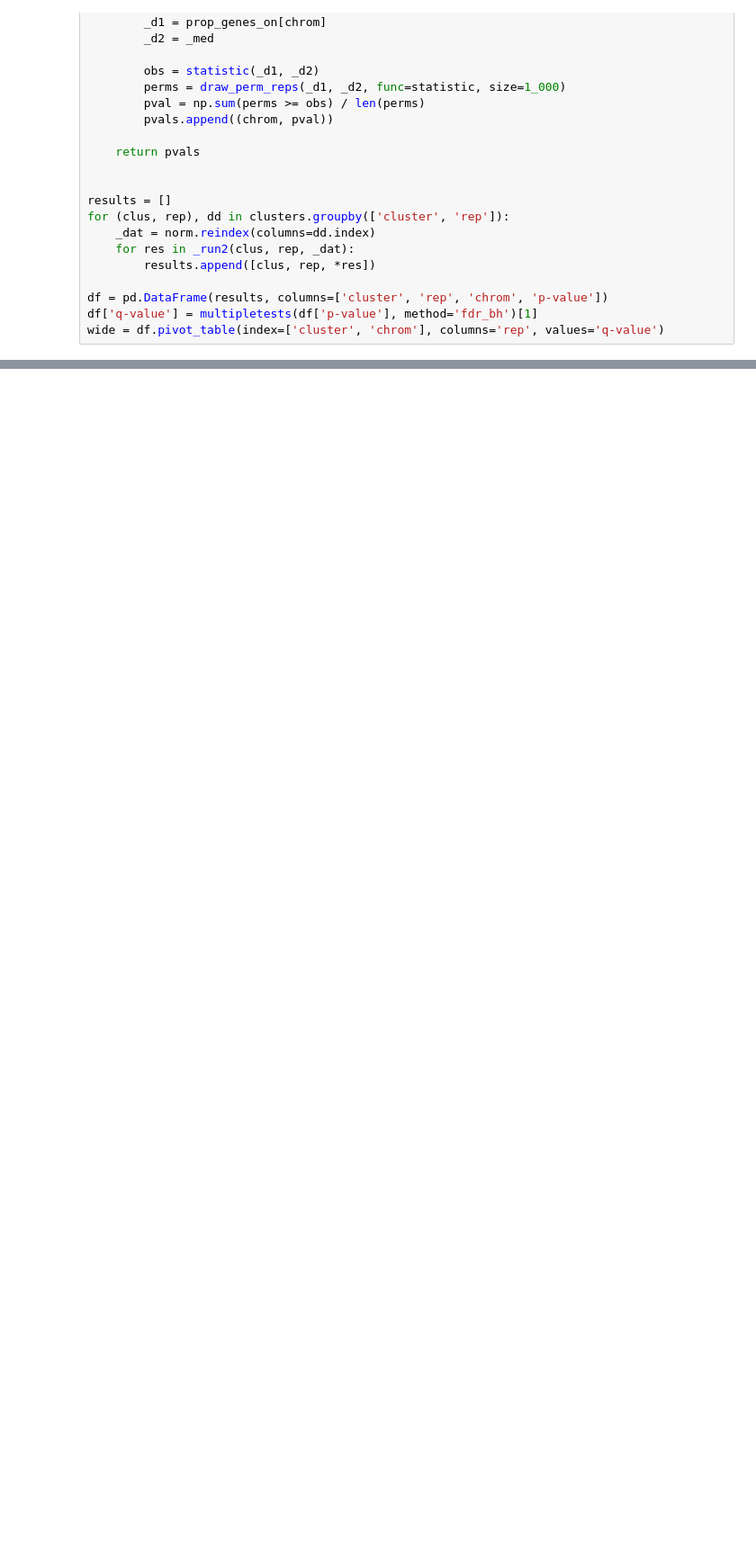
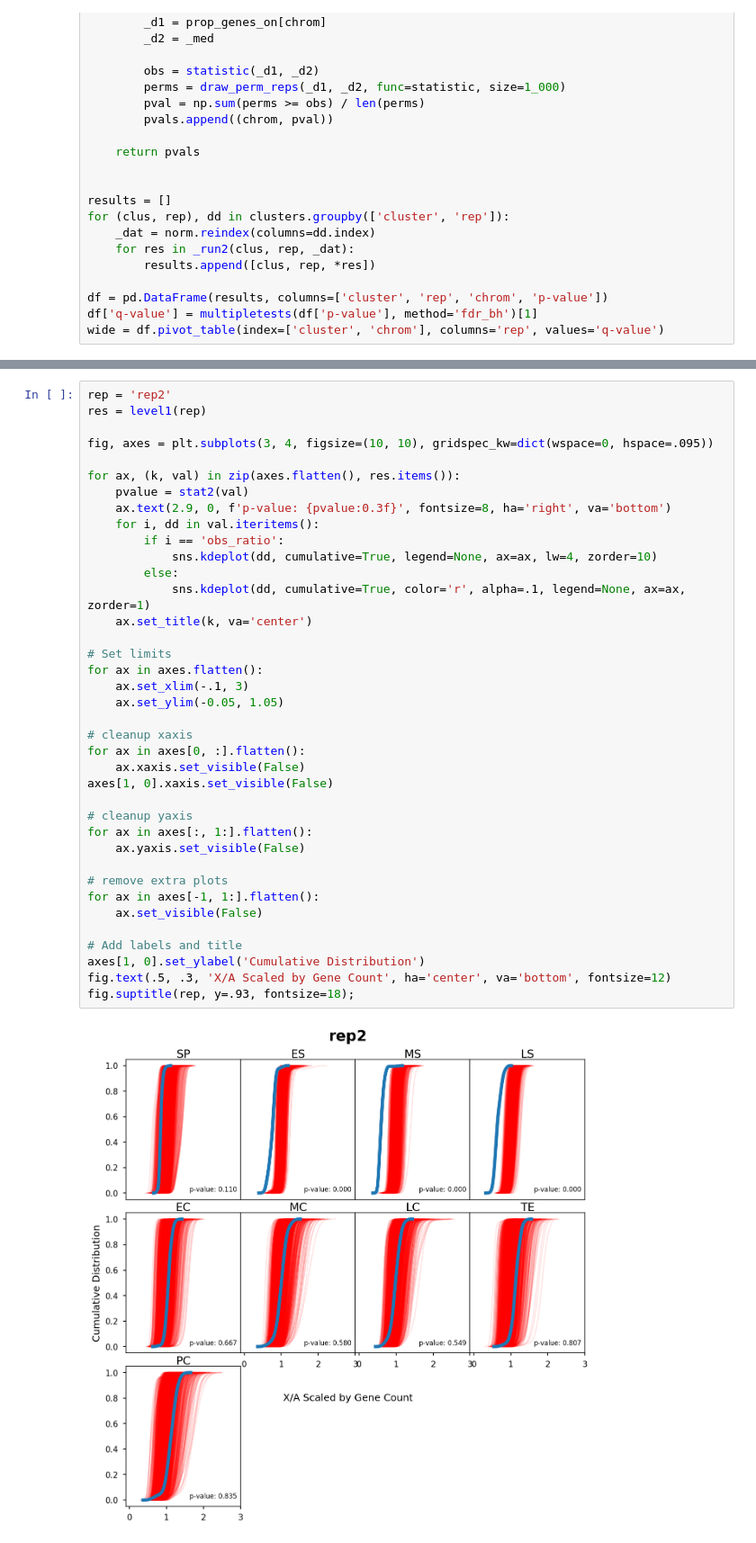
Before and after one commit to jfear/larval_gonad, a Jupyter notebook: notebook/2018-11-01_more_stats.ipynb, the cells around one changed output, grey strips where cells are left out. Shown at 90% size. Cells and saved outputs as stored; diff of their text form; blank space fills up the shorter version.

```diff
--- a/notebook/2018-11-01_more_stats.ipynb
+++ b/notebook/2018-11-01_more_stats.ipynb
@@ -272,0 +375,40 @@ clusters
+# %%
+rep = 'rep2'
+res = level1(rep)
+
+fig, axes = plt.subplots(3, 4, figsize=(10, 10), gridspec_kw=dict(wspace=0, hspace=.095))
+
+for ax, (k, val) in zip(axes.flatten(), res.items()):
+    pvalue = stat2(val)
+    ax.text(2.9, 0, f'p-value: {pvalue:0.3f}', fontsize=8, ha='right', va='bottom')
+    for i, dd in val.iteritems():
+        if i == 'obs_ratio':
+            sns.kdeplot(dd, cumulative=True, legend=None, ax=ax, lw=4, zorder=10)
+        else:
+            sns.kdeplot(dd, cumulative=True, color='r', alpha=.1, legend=None, ax=ax, zorder=1)
+    ax.set_title(k, va='center')
+
+# Set limits
+for ax in axes.flatten():
+    ax.set_xlim(-.1, 3)
+    ax.set_ylim(-0.05, 1.05)
+
+# cleanup xaxis
+for ax in axes[0, :].flatten():
+    ax.xaxis.set_visible(False)
+axes[1, 0].xaxis.set_visible(False)
+
+# cleanup yaxis
+for ax in axes[:, 1:].flatten():
+    ax.yaxis.set_visible(False)
+
+# remove extra plots
+for ax in axes[-1, 1:].flatten():
+    ax.set_visible(False)
+
+# Add labels and title
+axes[1, 0].set_ylabel('Cumulative Distribution')
+fig.text(.5, .3, 'X/A Scaled by Gene Count', ha='center', va='bottom', fontsize=12)
+fig.suptitle(rep, y=.93, fontsize=18);
+# %% [output]
+[figure, added]
```
Also changed, not shown: parts of 24 cells of this notebook.
